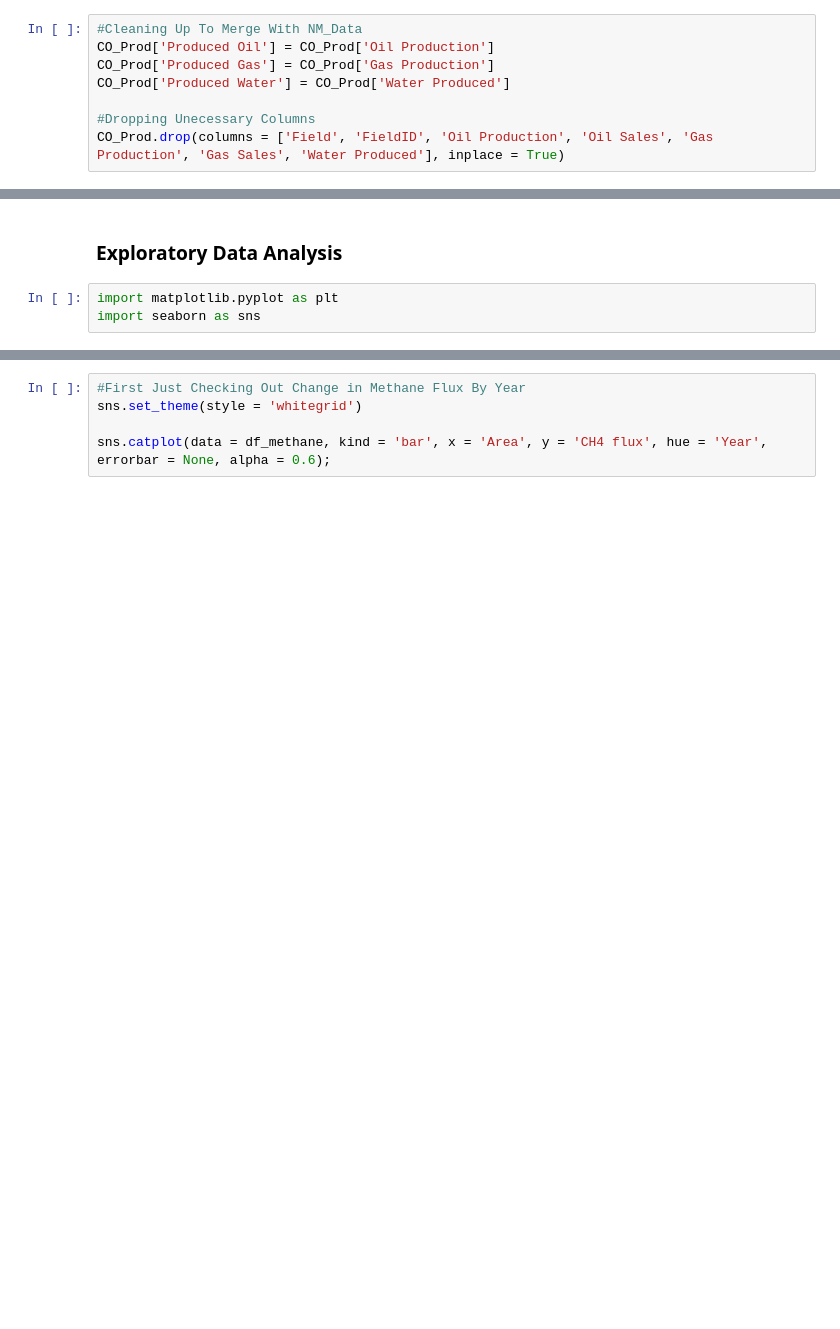
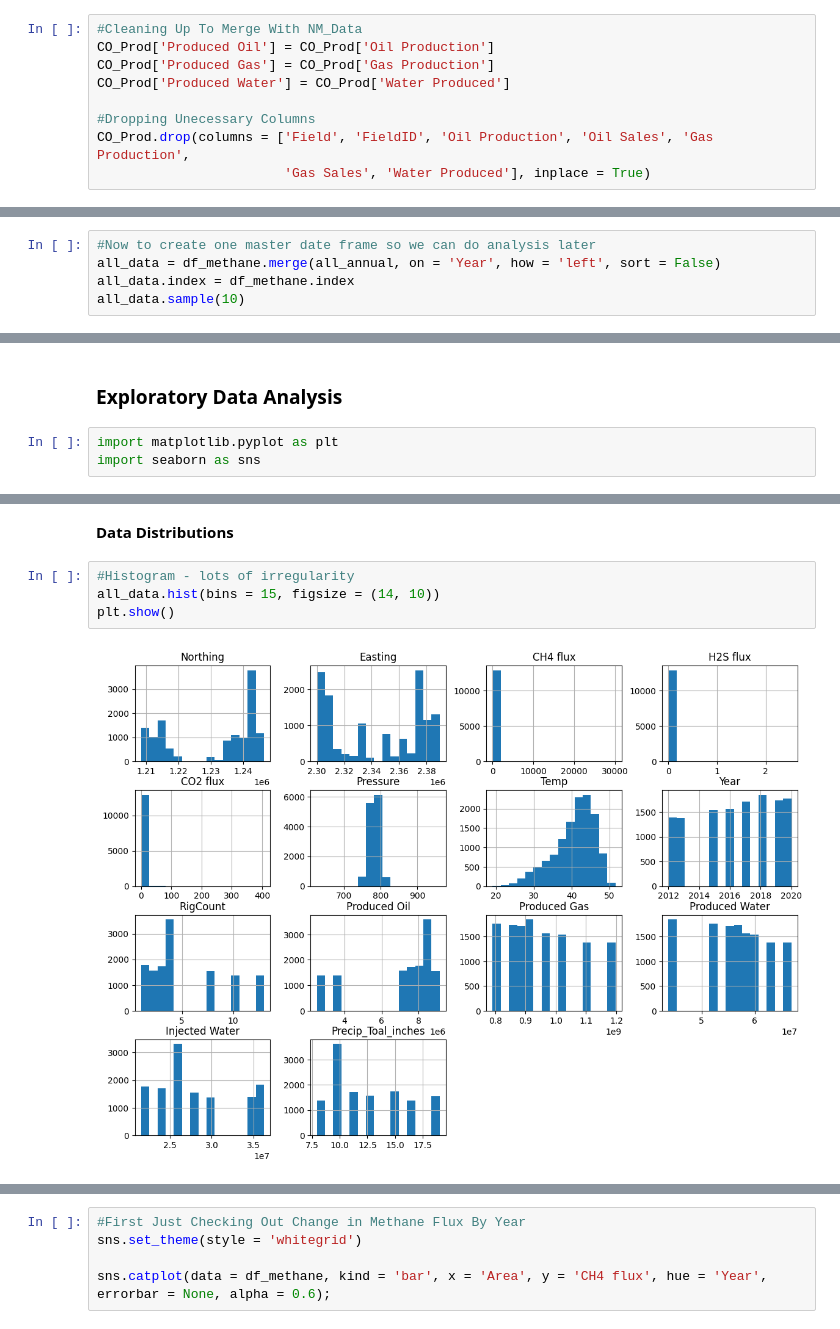
Before and after one commit to amyvoit/4_Corners_Methane_Seep, a Jupyter notebook: MethaneSeep.ipynb, the cells around one changed output, grey strips where cells are left out. Saved outputs shown, nothing was run; the diff lists cells and outputs as text; blank space fills up the shorter version.

```diff
--- a/MethaneSeep.ipynb
+++ b/MethaneSeep.ipynb
@@ -252,5 +290,6 @@ CO_Prod['Produced Gas'] = CO_Prod['Gas Production']
 CO_Prod['Produced Water'] = CO_Prod['Water Produced']
 
 #Dropping Unecessary Columns
-CO_Prod.drop(columns = ['Field', 'FieldID', 'Oil Production', 'Oil Sales', 'Gas Production', 'Gas Sales', 'Water Produced'], inplace = True)
+CO_Prod.drop(columns = ['Field', 'FieldID', 'Oil Production', 'Oil Sales', 'Gas Production',
+                        'Gas Sales', 'Water Produced'], inplace = True)
 # %%
@@ -404,0 +445,5 @@ df_methane.head()
+# %%
+#Now to create one master date frame so we can do analysis later
+all_data = df_methane.merge(all_annual, on = 'Year', how = 'left', sort = False)
+all_data.index = df_methane.index
+all_data.sample(10)
@@ -409,0 +489,8 @@ import seaborn as sns
+# %% [markdown]
+**Data Distributions**
+# %%
+#Histogram - lots of irregularity
+all_data.hist(bins = 15, figsize = (14, 10))
+plt.show()
+# %% [output]
+[figure, added]
```
Also changed, not shown: parts of 25 cells of this notebook.
